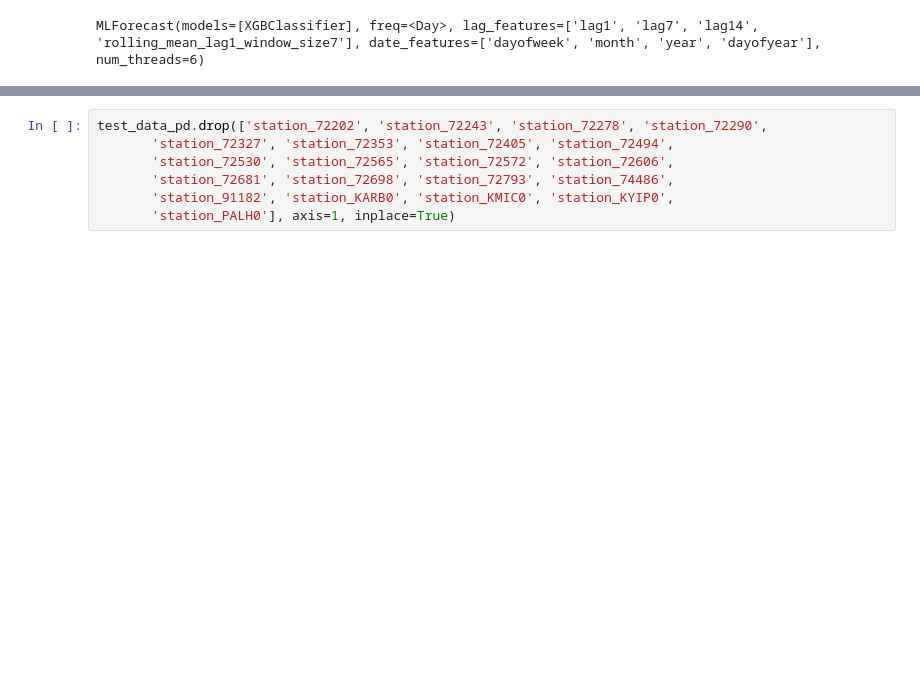
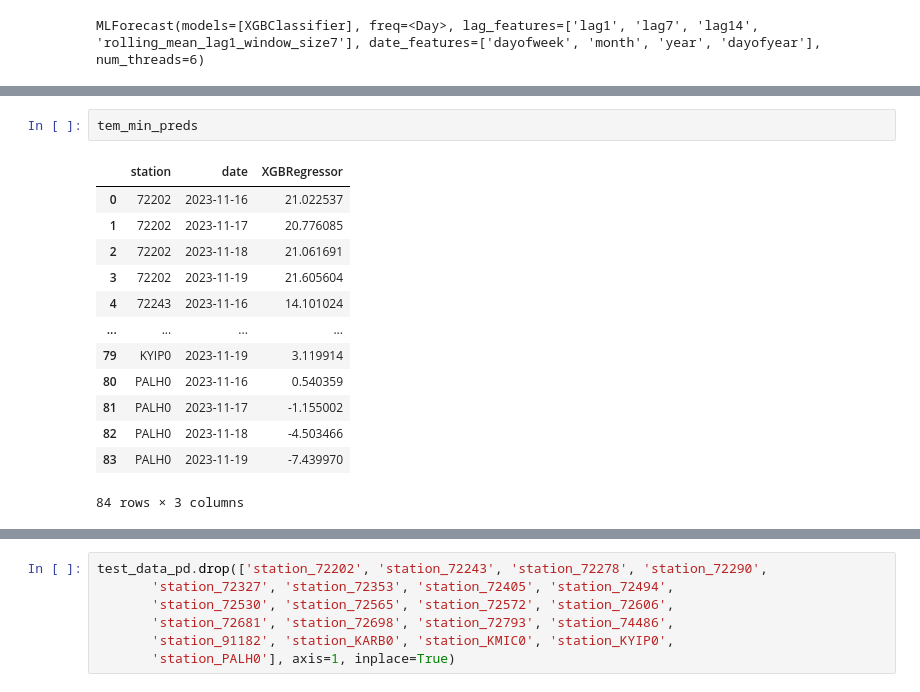
Before and after one commit to mb208/604Final, a Jupyter notebook: notebooks/xgb_prophet_playground.ipynb, the cells around one changed output, grey strips where cells are left out. Cells and saved outputs as stored; diff of their text form; blank space fills up the shorter version.

```diff
--- a/notebooks/xgb_prophet_playground.ipynb
+++ b/notebooks/xgb_prophet_playground.ipynb
@@ -831,0 +828,16 @@ Object ` fcst.predict()` not found.
+# %%
+tem_min_preds
+# %% [output]
+|  | station | date | XGBRegressor |
+| 0 | 72202 | 2023-11-16 | 21.022537 |
+| 1 | 72202 | 2023-11-17 | 20.776085 |
+| 2 | 72202 | 2023-11-18 | 21.061691 |
+| 3 | 72202 | 2023-11-19 | 21.605604 |
+| 4 | 72243 | 2023-11-16 | 14.101024 |
+| ... | ... | ... | ... |
+| 79 | KYIP0 | 2023-11-19 | 3.119914 |
+| 80 | PALH0 | 2023-11-16 | 0.540359 |
+| 81 | PALH0 | 2023-11-17 | -1.155002 |
+| 82 | PALH0 | 2023-11-18 | -4.503466 |
+| 83 | PALH0 | 2023-11-19 | -7.439970 |
+84 rows × 3 columns
```
Also changed, not shown: parts of 3 cells of this notebook, 5 other files.
